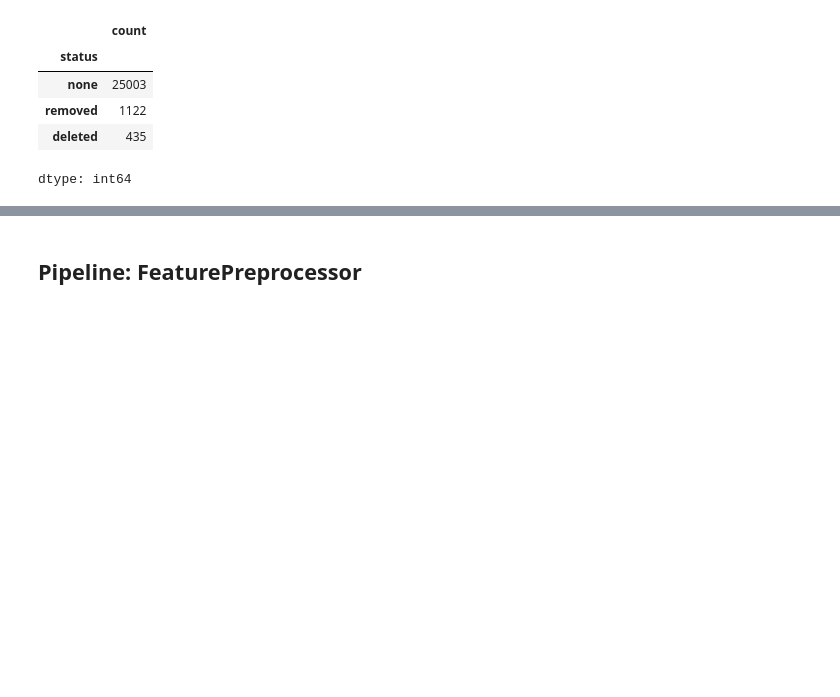
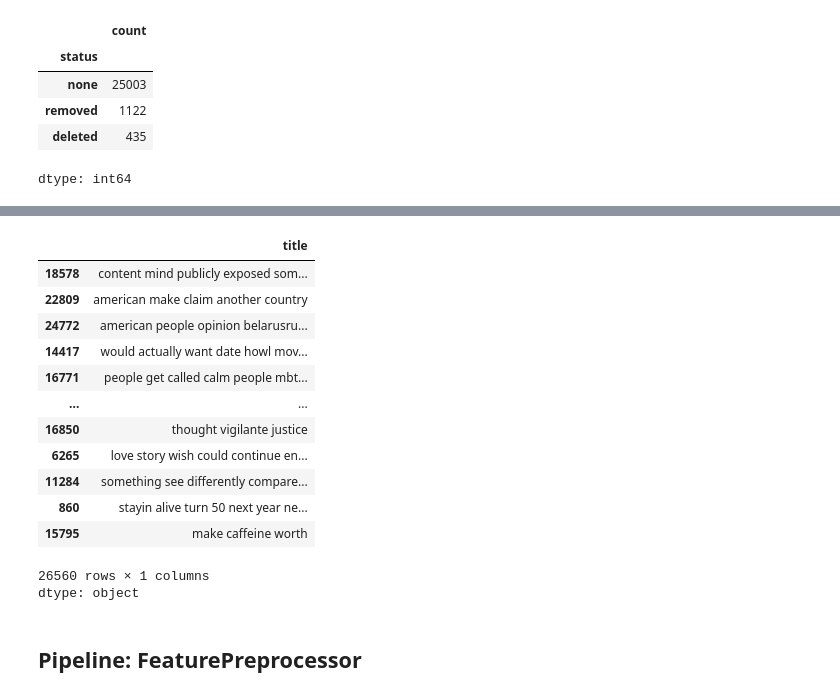
Before and after one commit to xmegan10/Reddit-Sentiment-Comment-Prediction, a Jupyter notebook: Reddit Comment Sentiment Prediction.ipynb, the cells around one changed output, grey strips where cells are left out. Cells and saved outputs as stored; diff of their text form; code cells hidden in the pictures; blank space fills up the shorter version.

```diff
--- a/Reddit Comment Sentiment Prediction.ipynb
+++ b/Reddit Comment Sentiment Prediction.ipynb
@@ -451,5 +510,5 @@ ptrain_set.head()
 # %%
-def preprocess_df(df, text_col = "post_string"):
+def preprocess_df(df, text_col = "title"):
     #CLEAN TEXT
     processed_texts = []
 
@@ -490,6 +549,21 @@ def preprocess_df(df, text_col = "post_string"):
     df[text_col] = df[text_col].apply(clean_text)
     return df
 # %%
-ptrain_set = preprocess_df(ptrain_set, text_col = "post_string")
+ptrain_set = preprocess_df(ptrain_set, text_col = "title")
 # %%
-ptrain_set["post_string"]
+ptrain_set["title"]
+# %% [output]
+|  | title |
+| 18578 | content mind publicly exposed som... |
+| 22809 | american make claim another country |
+| 24772 | american people opinion belarusru... |
+| 14417 | would actually want date howl mov... |
+| 16771 | people get called calm people mbt... |
+| ... | ... |
+| 16850 | thought vigilante justice |
+| 6265 | love story wish could continue en... |
+| 11284 | something see differently compare... |
+| 860 | stayin alive turn 50 next year ne... |
+| 15795 | make caffeine worth |
+26560 rows × 1 columns
+dtype: object
```
Also changed, not shown: parts of 6 cells of this notebook.
